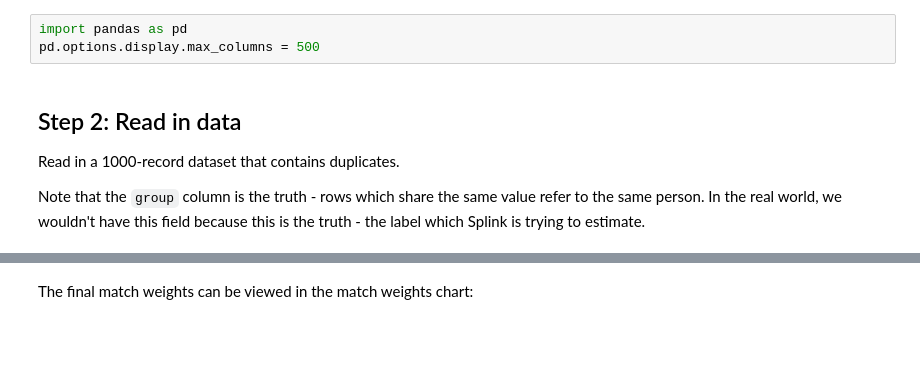
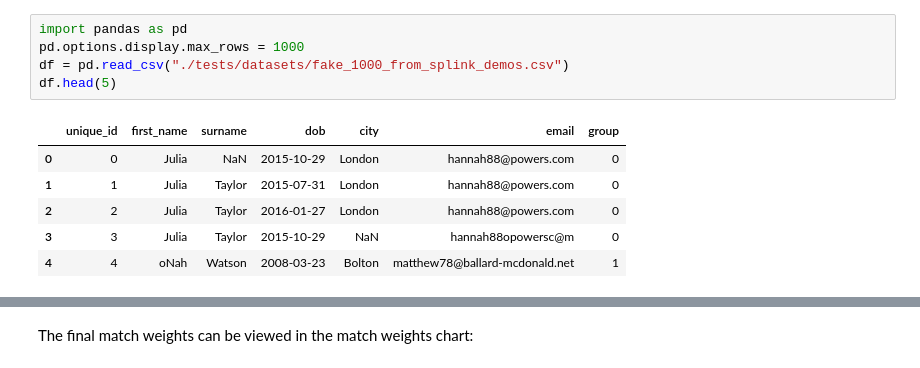
Before and after one commit to moj-analytical-services/splink_demos, a Jupyter notebook: quickstart_demo_deduplication.ipynb, the cells around one changed output, grey strips where cells are left out. Saved outputs shown, nothing was run; the diff lists cells and outputs as text; blank space fills up the shorter version.

Commit message:
update demos with profiling

```diff
--- a/quickstart_demo_deduplication.ipynb
+++ b/quickstart_demo_deduplication.ipynb
@@ -10,8 +27,12 @@ The following is just boilerplate code that imports some basic packages and set
 # %%
 import pandas as pd
-pd.options.display.max_columns = 500
+pd.options.display.max_rows = 1000
+df = pd.read_csv("./tests/datasets/fake_1000_from_splink_demos.csv")
+df.head(5)
+# %% [output]
+|  | unique_id | first_name | surname | dob | city | email | group |
+| 0 | 0 | Julia | NaN | 2015-10-29 | London | hannah88@powers.com | 0 |
+| 1 | 1 | Julia | Taylor | 2015-07-31 | London | hannah88@powers.com | 0 |
+| 2 | 2 | Julia | Taylor | 2016-01-27 | London | hannah88@powers.com | 0 |
+| 3 | 3 | Julia | Taylor | 2015-10-29 | NaN | hannah88opowersc@m | 0 |
+| 4 | 4 | oNah | Watson | 2008-03-23 | Bolton | matthew78@ballard-mcdonald.net | 1 |
-# %% [markdown]
-## Step 2: Read in data
-Read in a 1000-record dataset that contains duplicates.
-
-Note that the `group` column is the truth - rows which share the same value refer to the same person. In the real world, we wouldn't have this field because this is the truth - the label which Splink is trying to estimate.
```
Also changed, not shown: parts of 22 cells of this notebook, 2 other files.
